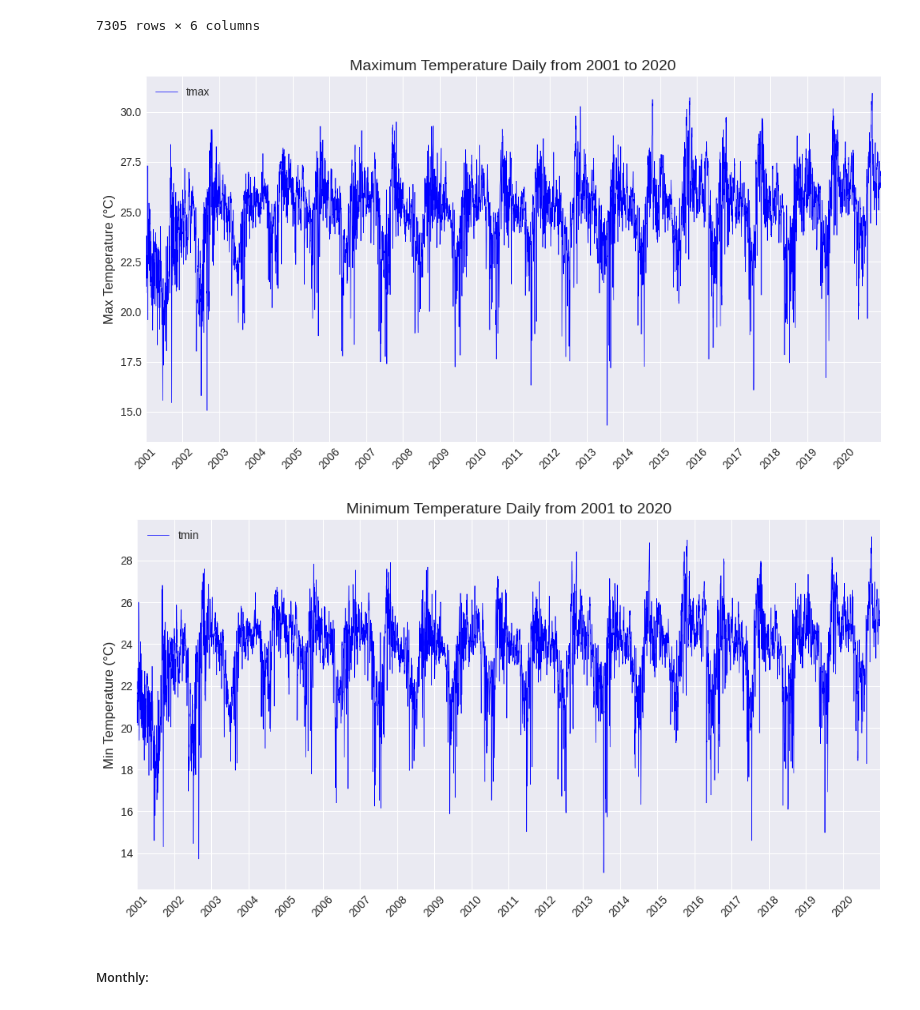
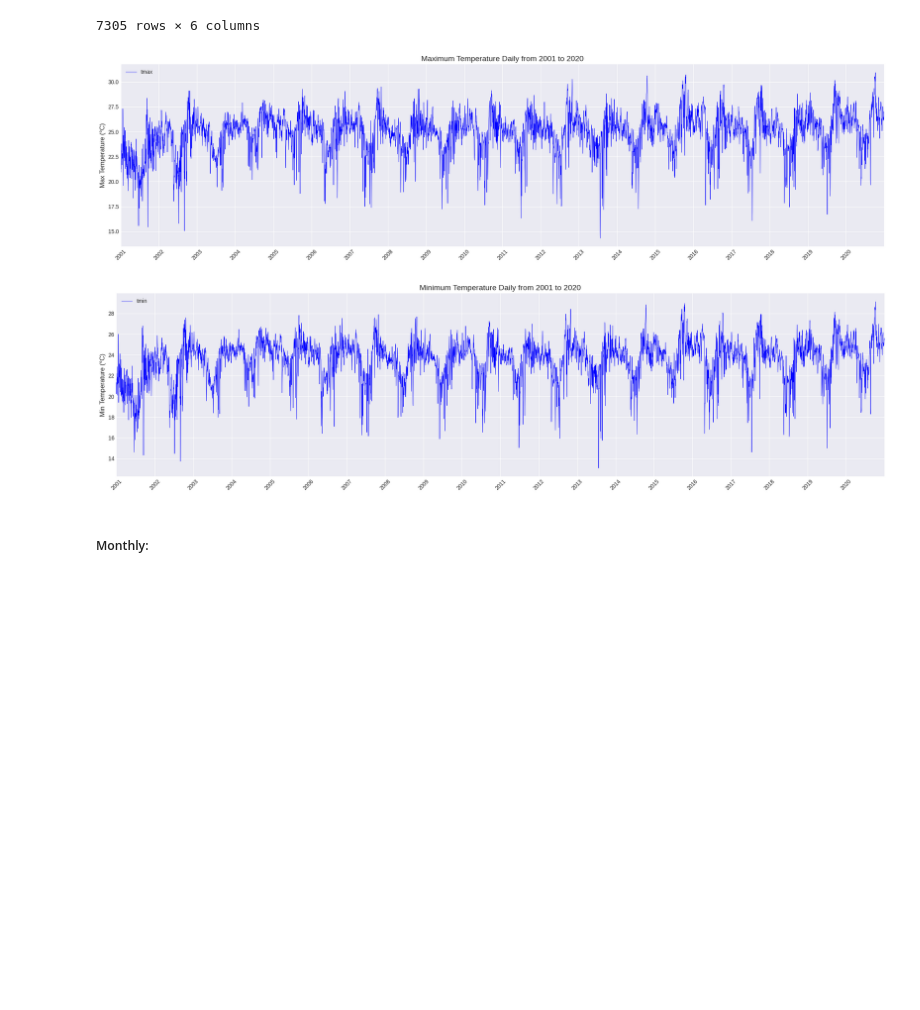
Before and after one commit to Kizza2014/time_series_climate_weather_surface_of_Brazil, a Jupyter notebook: eda.ipynb, the cells around one changed output. Saved outputs shown, nothing was run; the diff lists cells and outputs as text; code cells hidden in the pictures; blank space fills up the shorter version.

```diff
--- a/eda.ipynb
+++ b/eda.ipynb
@@ -116,34 +118,34 @@ temp_daily
 # %%
 temp_daily["date"] = pd.to_datetime(temp_daily["date"])
 
 # tmax
-plt.figure(figsize=(12, 6))
-sns.lineplot(x=temp_daily["date"], y=temp_daily["tmax"], label="tmax", color="b", linewidth=0.5)
+plt.figure(figsize=(25, 6))
+sns.lineplot(x=temp_daily["date"], y=temp_daily["tmax"], label="tmax", color="b", linewidth=0.6)
 plt.xlim(pd.to_datetime("2001-01-01"), pd.to_datetime("2020-12-31"))
 plt.gca().xaxis.set_major_locator(mdates.YearLocator())
 plt.gca().xaxis.set_major_formatter(mdates.DateFormatter('%Y'))
 plt.xticks(rotation=45)
 plt.title("Maximum Temperature Daily from 2001 to 2020", fontsize=14)
 plt.xlabel(None)
 plt.ylabel("Max Temperature (°C)", fontsize=12)
 plt.grid(True)
 plt.savefig('graph/temperature/daily/tmax_daily.png')
 
 # tmin
-plt.figure(figsize=(12, 6))
-sns.lineplot(x=temp_daily["date"], y=temp_daily["tmin"], label="tmin", color="b", linewidth=0.5)
+plt.figure(figsize=(25, 6))
+sns.lineplot(x=temp_daily["date"], y=temp_daily["tmin"], label="tmin", color="b", linewidth=0.6)
 plt.xlim(pd.to_datetime("2001-01-01"), pd.to_datetime("2020-12-31"))
 plt.gca().xaxis.set_major_locator(mdates.YearLocator())
 plt.gca().xaxis.set_major_formatter(mdates.DateFormatter('%Y'))
 plt.xticks(rotation=45)
 plt.title("Minimum Temperature Daily from 2001 to 2020", fontsize=14)
 plt.xlabel(None)
 plt.ylabel("Min Temperature (°C)", fontsize=12)
 plt.grid(True)
 plt.savefig('graph/temperature/daily/tmin_daily.png')
 # %% [output]
-[figure, old version]
+[figure, new version]
-[figure, old version]
+[figure, new version]
 # %% [markdown]
 ##### Monthly:
 # %%
```
Also changed, not shown: parts of 4 cells of this notebook, 6 other files.
